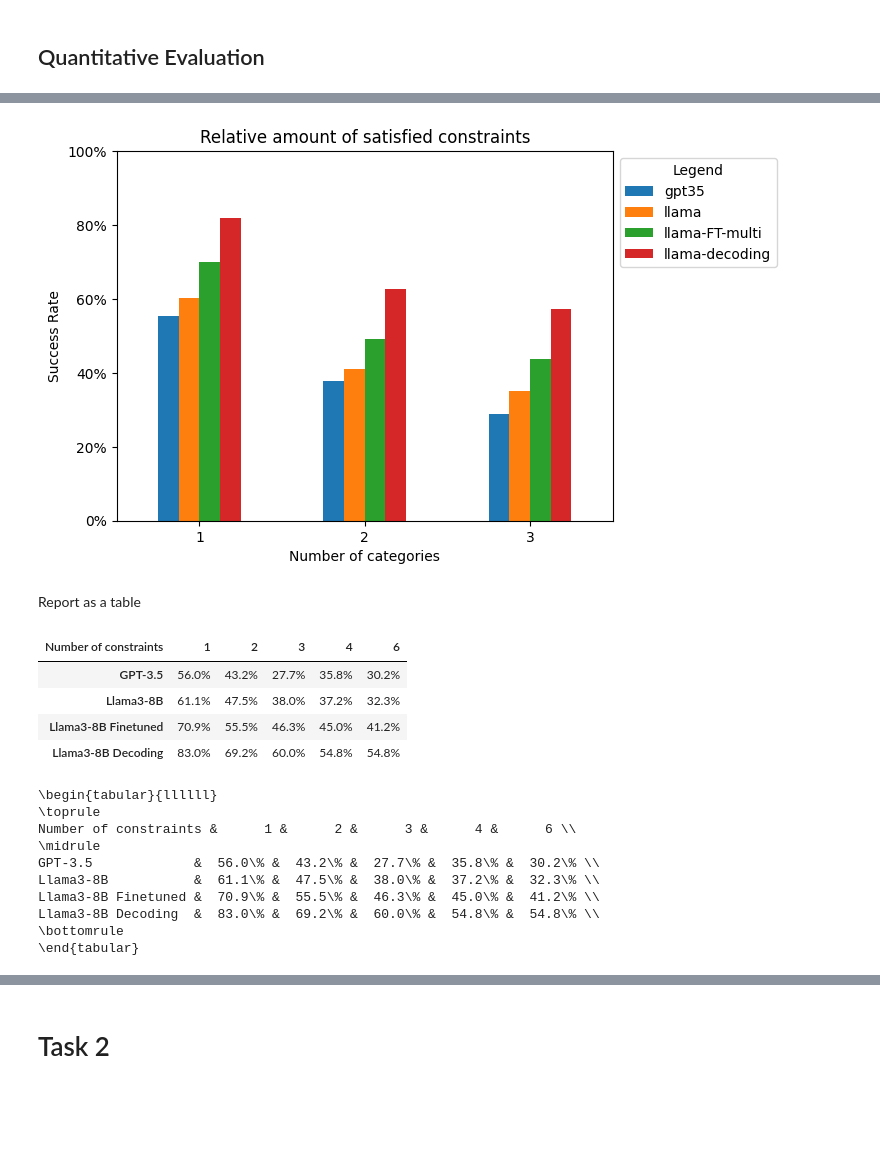
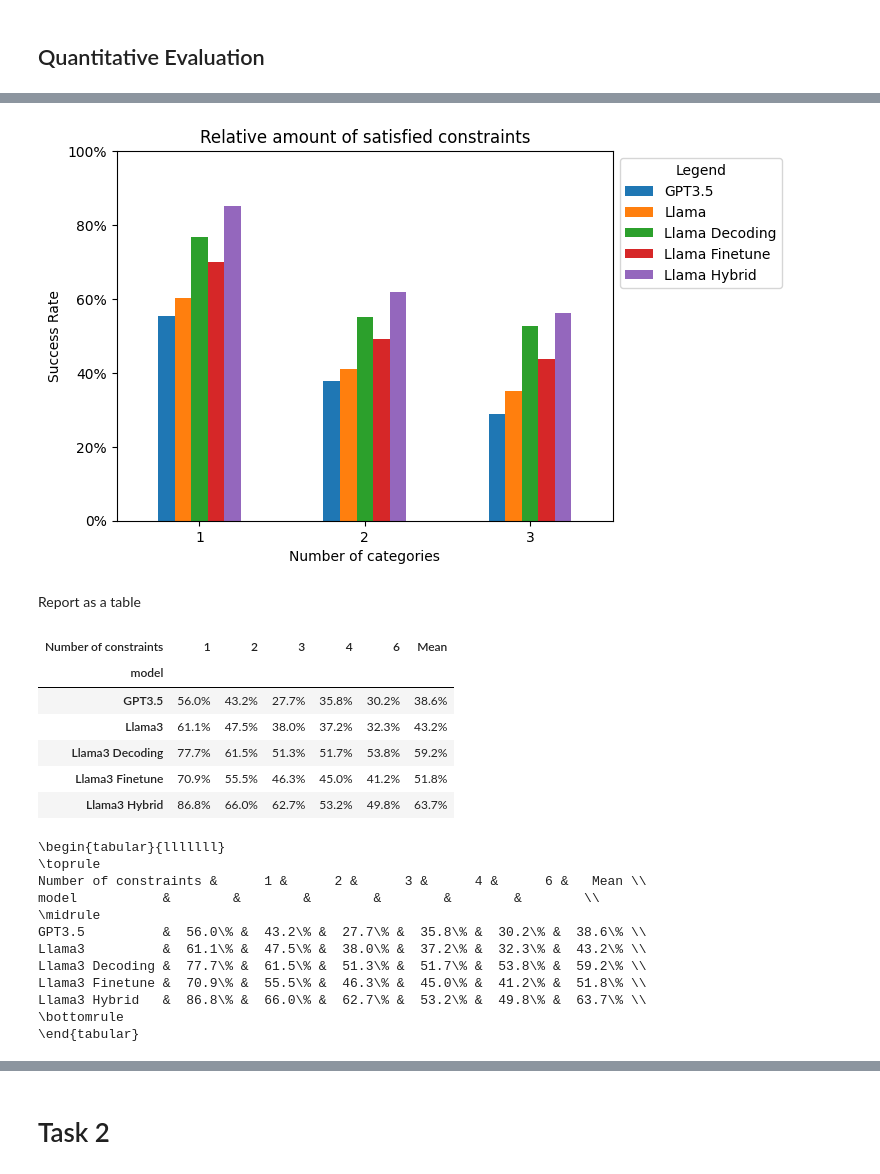
Before and after one commit to shivster2000/grammarctg, a Jupyter notebook: experiments/016_task1_task2_results.ipynb, the cells around one changed output, grey strips where cells are left out. Saved outputs shown, nothing was run; the diff lists cells and outputs as text; code cells hidden in the pictures; blank space fills up the shorter version.

```diff
--- a/experiments/016_task1_task2_results.ipynb
+++ b/experiments/016_task1_task2_results.ipynb
@@ -22,17 +26,11 @@ from evaluation import calculate_distinct_n
 # %%
-
-quality_indicators = ['Appropriateness', 'Relevance', 'Content Richness', 'Grammatical Correctness']
-
 def get_aggs(results, by=['model', 'num_constraints'], distinct=False):
     distinct = {'responses0': calculate_distinct_n} if distinct else {}
     neg_const = {'num_constraints_neg': ['mean']} if 'num_constraints_neg' in results.columns else {}
     aggs = results.groupby(by).agg({'num_constraints_sat': ['mean', 'count'],
                                     **neg_const,
                                     **distinct,
-                                    **{col: ['mean', 'count'] for col in ['Appropriateness',
-                                                                          'Relevance',
-                                                                          'Content Richness',
-                                                                          'Grammatical Correctness']}})
+                                    **{col: ['mean', 'count'] for col in gpt_metrics.keys()}})
     return aggs
 
 def plot_sat(res, col='num_constraints_sat', by='num_constraints', xlabel="Number of constraints", title="Relative amount of satisfied constraints"):
@@ -62,4 +60,20 @@ def plot_distinct(single, name):
 
 def get_mean_distinct(model):
     return get_aggs(single_constraints[single_constraints['model']==model], ["constraint"], distinct=True)['responses0']['calculate_distinct_n'].mean()
+
+def get_res(models):
+    res = pd.DataFrame()
+
+    for model in models:
+        results = pd.read_json(f"../data/task1/{model}_eval.json")
+        results['model']=model
+        results = results[results['responses'].apply(len)>0]
+        results['responses0'] = results['responses'].apply(lambda x: x[0])
+        results['num_constraints'] = results['constraints'].apply(len)
+        results['num_constraints_sat'] = results['positive_constraints'].apply(lambda x: np.count_nonzero(x)) / results['num_constraints']
+        res = pd.concat([res, results])
+
+    single_constraints = res[res['num_constraints']==1].copy()
+    single_constraints['constraint'] = single_constraints['constraints'].apply(lambda x: x[0])
+    return res, single_constraints
 # %% [markdown]
@@ -95,0 +141,5 @@ get_aggs(res, by=["model"])
+# %%
+models = ["gpt35", "llama", "llama-FT-multi", "llama-ft-decoding", "llama-decoding-2"]
+res, single_constraints = get_res(models)
+translate_models(res)
+translate_models(single_constraints)
@@ -174,33 +262,37 @@ plot_sat(res)
 # %%
 plot_sat(res, by="n_subcats", xlabel="Number of categories")
 # %% [output]
-[figure, old version]
+[figure, new version]
 # %% [markdown]
 Report as a table
 # %%
 tab = get_aggs(res, ["model", "num_constraints"]).unstack(level=0)["num_constraints_sat"]['mean'].transpose()
-translate_models(tab)
-tab.iloc[:, :5] = tab.iloc[:, :5].applymap(lambda x: f'{x*100:.1f}%')
+tab['Mean'] = tab.iloc[:, :5].mean(axis=1)
+tab.iloc[:, :6] = tab.iloc[:, :6].applymap(lambda x: f'{x*100:.1f}%')
 tab.columns.name = "Number of constraints"
 tab
 # %% [output]
-| Number of constraints | 1 | 2 | 3 | 4 | 6 |
-| GPT-3.5 | 56.0% | 43.2% | 27.7% | 35.8% | 30.2% |
-| Llama3-8B | 61.1% | 47.5% | 38.0% | 37.2% | 32.3% |
-| Llama3-8B Finetuned | 70.9% | 55.5% | 46.3% | 45.0% | 41.2% |
-| Llama3-8B Decoding | 83.0% | 69.2% | 60.0% | 54.8% | 54.8% |
+| Number of constraints | 1 | 2 | 3 | 4 | 6 | Mean |
+| model |  |  |  |  |  |  |
+| GPT3.5 | 56.0% | 43.2% | 27.7% | 35.8% | 30.2% | 38.6% |
+| Llama3 | 61.1% | 47.5% | 38.0% | 37.2% | 32.3% | 43.2% |
+| Llama3 Decoding | 77.7% | 61.5% | 51.3% | 51.7% | 53.8% | 59.2% |
+| Llama3 Finetune | 70.9% | 55.5% | 46.3% | 45.0% | 41.2% | 51.8% |
+| Llama3 Hybrid | 86.8% | 66.0% | 62.7% | 53.2% | 49.8% | 63.7% |
 # %%
 latex_table = tab.to_latex(escape=True)
 print(latex_table)
 # %% [output]
-\begin{tabular}{llllll}
+\begin{tabular}{lllllll}
 \toprule
-Number of constraints &      1 &      2 &      3 &      4 &      6 \\
+Number of constraints &      1 &      2 &      3 &      4 &      6 &   Mean \\
+model           &        &        &        &        &        &        \\
 \midrule
-GPT-3.5             &  56.0\% &  43.2\% &  27.7\% &  35.8\% &  30.2\% \\
-Llama3-8B           &  61.1\% &  47.5\% &  38.0\% &  37.2\% &  32.3\% \\
-Llama3-8B Finetuned &  70.9\% &  55.5\% &  46.3\% &  45.0\% &  41.2\% \\
-Llama3-8B Decoding  &  83.0\% &  69.2\% &  60.0\% &  54.8\% &  54.8\% \\
+GPT3.5          &  56.0\% &  43.2\% &  27.7\% &  35.8\% &  30.2\% &  38.6\% \\
+Llama3          &  61.1\% &  47.5\% &  38.0\% &  37.2\% &  32.3\% &  43.2\% \\
+Llama3 Decoding &  77.7\% &  61.5\% &  51.3\% &  51.7\% &  53.8\% &  59.2\% \\
+Llama3 Finetune &  70.9\% &  55.5\% &  46.3\% &  45.0\% &  41.2\% &  51.8\% \\
+Llama3 Hybrid   &  86.8\% &  66.0\% &  62.7\% &  53.2\% &  49.8\% &  63.7\% \\
 \bottomrule
 \end{tabular}
 # %%
```
Also changed, not shown: parts of 31 cells of this notebook, 37 other files.
